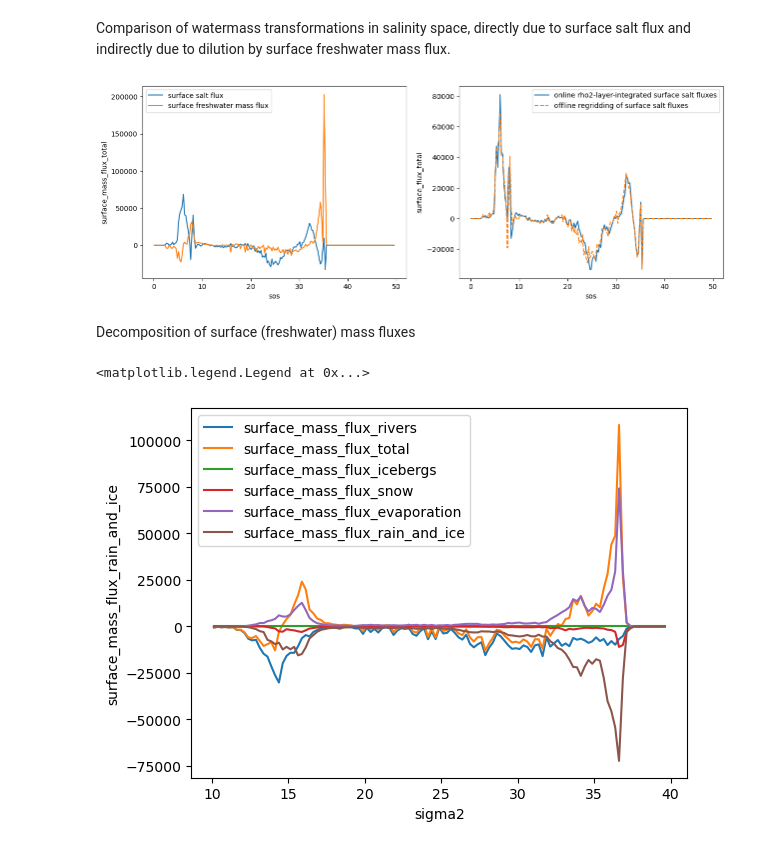
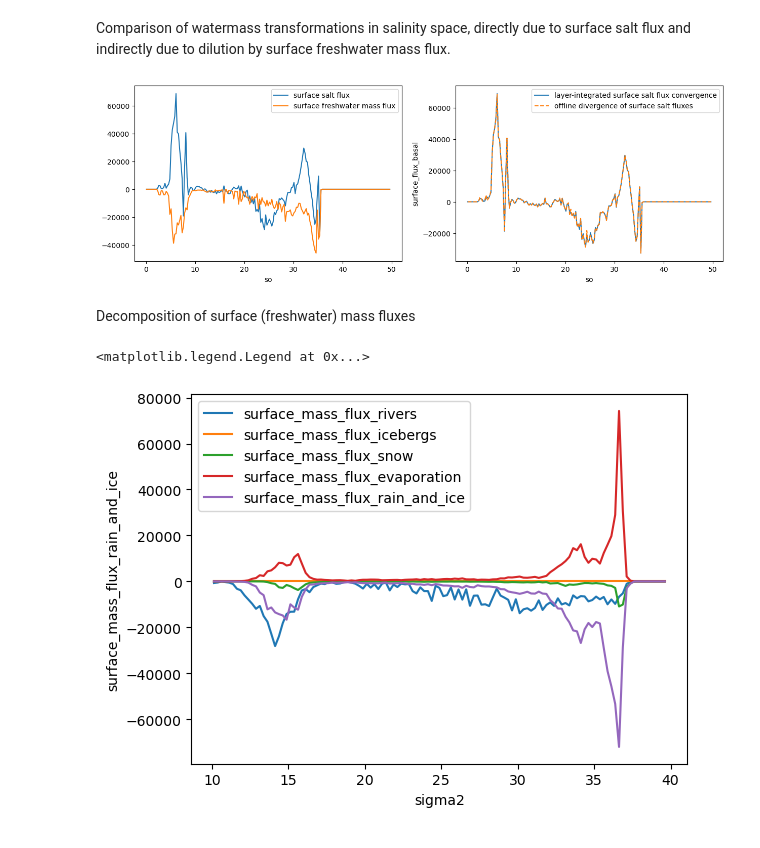
Before and after one commit to NOAA-GFDL/xwmt, a Jupyter notebook: notebooks/basic_xwmt_tutorial.ipynb, the cells around one changed output. Cells and saved outputs as stored; diff of their text form; code cells hidden in the pictures.

```diff
--- a/notebooks/basic_xwmt_tutorial.ipynb
+++ b/notebooks/basic_xwmt_tutorial.ipynb
@@ -14,7 +17,7 @@ import xwmt
 # %% [markdown]
 ### Load grids and data
 # %%
-gridname = 'rho2' # choose from ['zstr', 'natv', 'rho2']
+gridname = 'natv' # choose from ['zstr', 'natv', 'rho2']
 dt = 'monthly' # choose from ['monthly', 'daily', 'hourly']
 
 # Load data on native grid
@@ -106,17 +109,17 @@ with warnings.catch_warnings():
         "temperature",
         bins=np.arange(-2, 30, 0.25),
         **kwargs
-    ).mean('time').compute()
+    ).mean('time')
     G_salinity = wmt.integrate_transformations(
         "salinity",
         bins=np.arange(0, 50, 0.25),
         **kwargs
-    ).mean('time').compute()
+    ).mean('time')
     G_density = wmt.integrate_transformations(
         "sigma2",
         bins=np.arange(10, 40, 0.25),
         **kwargs
-    ).mean('time').compute()
+    ).mean('time')
 # %% [markdown]
 Closed water mass transformation budgets in temperature, salinity, and density space.
 # %%
@@ -131,0 +135,12 @@ plt.tight_layout()
+# %%
+plt.figure(figsize=(10, 7.5))
+plt.subplot(2,1,1)
+for v in G_temperature.data_vars:
+    if "surface_flux" in v:
+        G_temperature[v].plot(label=v)
+plt.legend()
+
+plt.subplot(2,1,2)
+G_temperature['boundary_forcing'].plot(label="total layer-integrated tendencies due to surface fluxes", linestyle="-")
+sum([G_temperature[v] for v in G_temperature.data_vars if ("surface_flux" in v)]).plot(linestyle="--", color="k", label="sum of surface flux and penetrating shortwave flux convergences", alpha=0.5)
+plt.legend(loc="lower right")
@@ -132,17 +150,17 @@ plt.tight_layout()
 # %% [markdown]
 Comparison of watermass transformations in salinity space, directly due to surface salt flux and indirectly due to dilution by surface freshwater mass flux.
 # %%
-plt.figure(figsize=(15, 5))
+plt.figure(figsize=(15, 4.5))
 plt.subplot(1,2,1)
-G_salinity['surface_flux_basal'].plot(label="surface salt flux")
-G_salinity['surface_mass_flux_total'].plot(label="surface freshwater mass flux")
+sum([G_salinity[v] for v in G_salinity.data_vars if 'surface_flux' in v]).plot(label="surface salt flux")
+sum([G_salinity[v] for v in G_salinity.data_vars if 'surface_mass_flux' in v]).plot(label="surface freshwater mass flux")
 plt.legend()
 plt.subplot(1,2,2)
-G_salinity['boundary_forcing'].plot(label="online rho2-layer-integrated surface salt fluxes")
-G_salinity['surface_flux_total'].plot(ls="--", label="offline regridding of surface salt fluxes")
+G_salinity['boundary_forcing'].plot(label="layer-integrated surface salt flux convergence")
+sum([G_salinity[v] for v in G_salinity.data_vars if 'surface_flux' in v]).plot(ls="--", label="offline divergence of surface salt fluxes")
 plt.legend();
 # %% [output]
-[figure, old version]
+[figure, new version]
 # %% [markdown]
 Decomposition of surface (freshwater) mass fluxes
 # %%
@@ -152,4 +170,4 @@ for v in wmt.available_processes():
 plt.legend()
 # %% [output]
 <matplotlib.legend.Legend at 0x...>
-[figure, old version]
+[figure, new version]
```
Also changed, not shown: parts of 4 cells of this notebook, 2 other files.
